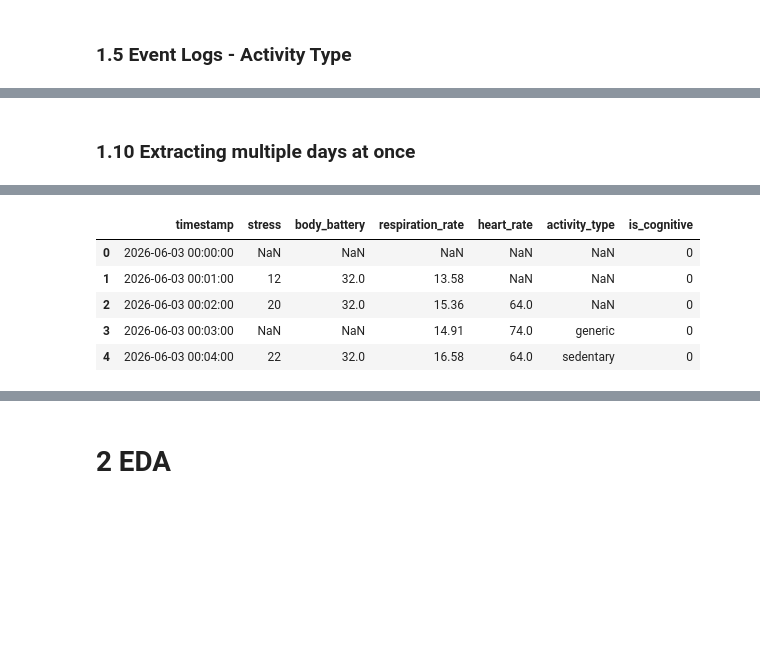
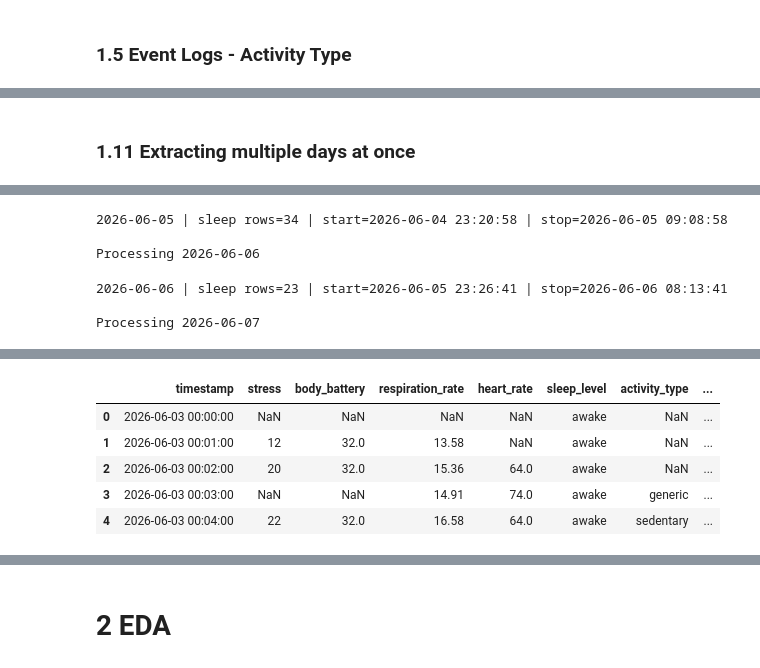
Before and after one commit to Xenoxort/ML4QS, a Jupyter notebook: notebooks/00_data_exportation.ipynb, the cells around one changed output, grey strips where cells are left out. Saved outputs shown, nothing was run; the diff lists cells and outputs as text; code cells hidden in the pictures; blank space fills up the shorter version.

```diff
--- a/notebooks/00_data_exportation.ipynb
+++ b/notebooks/00_data_exportation.ipynb
@@ -50,6 +71,10 @@ COGNITIVE_LOGS = {
 # ============================================================
 data_dir = Path(f"../data/{first_date}")
 wellness_files = sorted(data_dir.glob("*_WELLNESS.fit"))
+sleep_file = next(
+    data_dir.glob("*_SLEEP_DATA.fit"),
+    None
+)
 
 print(f"Found {len(wellness_files)} WELLNESS files\n")
 
@@ -758,3 +964,14 @@ def build_daily_df(
     daily_df.index.name = "timestamp"
 
     return daily_df.reset_index()
+# %%
+sleep_df, sleep_start, sleep_stop = (
+    extract_sleep_levels(
+        sleep_file,
+        LOCAL_OFFSET
+    )
+)
+
+print("sleep_start:", sleep_start)
+print("sleep_stop :", sleep_stop)
+print("rows:", len(sleep_df))
@@ -764,6 +985,9 @@ daily_df = build_daily_df(
     body_battery_df,
     respiration_df,
     monitoring_df,
+    sleep_df,
+    sleep_start,
+    sleep_stop,
     events_df,
     first_date
 )
@@ -863,7 +1104,7 @@ def add_cognitive_target(
 # %%
 daily_df = add_cognitive_target(
     daily_df,
-    "2026-06-03",
+    first_date,
     COGNITIVE_LOGS
 )
 
@@ -973,16 +1276,10 @@ def extract_day(
     return daily_df
 # %% [markdown]
-### 1.10 Extracting multiple days at once
+### 1.11 Extracting multiple days at once
 # %%
 # ============================================================
 # Process all dates into one full dataframe
 # ============================================================
-
-dates = [
-    "2026-06-03",
-    "2026-06-04",
-    "2026-06-05"
-]
 
 daily_dfs = []
 
@@ -999,30 +1296,42 @@ for curr_date in dates:
 
     daily_dfs.append(day_df)
 
-    print("Shape:", day_df.shape)
 
-    print("\nMissing values:")
-    print(day_df.isna().sum())
+# ============================================================
+# Combine all days
+# ============================================================
 
-    display(day_df.head())
+full_df = pd.concat(
+    daily_dfs,
+    ignore_index=True
+)
 
-full_df = (
-    pd.concat(
-        daily_dfs,
-        ignore_index=True
-    )
-)
+# ============================================================
+# Save CSV
+# ============================================================
 
 save_full_df(
     full_df,
+    output_dir="../final_dfs",
     filename="full_df.csv"
 )
 
-print("\nFull dataframe shape:", full_df.shape)
+# ============================================================
+# Final checks
+# ============================================================
+
+print("\nFull dataframe shape:")
+print(full_df.shape)
 
 print("\nFull dataframe missing values:")
 print(full_df.isna().sum())
 
+print("\nSleep distribution:")
+print(
+    full_df["sleep_level"]
+    .value_counts(dropna=False)
+)
+
 display(full_df.head())
 display(full_df.tail())
 # %% [output]
@@ -1040,0 +1345,6 @@ dtype: int64
+2026-06-05 | sleep rows=34 | start=2026-06-04 23:20:58 | stop=2026-06-05 09:08:58
+
+Processing 2026-06-06
+2026-06-06 | sleep rows=23 | start=2026-06-05 23:26:41 | stop=2026-06-06 08:13:41
+
+Processing 2026-06-07
@@ -1041,6 +1368,6 @@ dtype: int64
-|  | timestamp | stress | body_battery | respiration_rate | heart_rate | activity_type | is_cognitive |
-| 0 | 2026-06-03 00:00:00 | NaN | NaN | NaN | NaN | NaN | 0 |
-| 1 | 2026-06-03 00:01:00 | 12 | 32.0 | 13.58 | NaN | NaN | 0 |
-| 2 | 2026-06-03 00:02:00 | 20 | 32.0 | 15.36 | 64.0 | NaN | 0 |
-| 3 | 2026-06-03 00:03:00 | NaN | NaN | 14.91 | 74.0 | generic | 0 |
-| 4 | 2026-06-03 00:04:00 | 22 | 32.0 | 16.58 | 64.0 | sedentary | 0 |
+|  | timestamp | stress | body_battery | respiration_rate | heart_rate | sleep_level | activity_type | ... |
+| 0 | 2026-06-03 00:00:00 | NaN | NaN | NaN | NaN | awake | NaN | ... |
+| 1 | 2026-06-03 00:01:00 | 12 | 32.0 | 13.58 | NaN | awake | NaN | ... |
+| 2 | 2026-06-03 00:02:00 | 20 | 32.0 | 15.36 | 64.0 | awake | NaN | ... |
+| 3 | 2026-06-03 00:03:00 | NaN | NaN | 14.91 | 74.0 | awake | generic | ... |
+| 4 | 2026-06-03 00:04:00 | 22 | 32.0 | 16.58 | 64.0 | awake | sedentary | ... |
```
Also changed, not shown: parts of 27 cells of this notebook, 24 other files.
